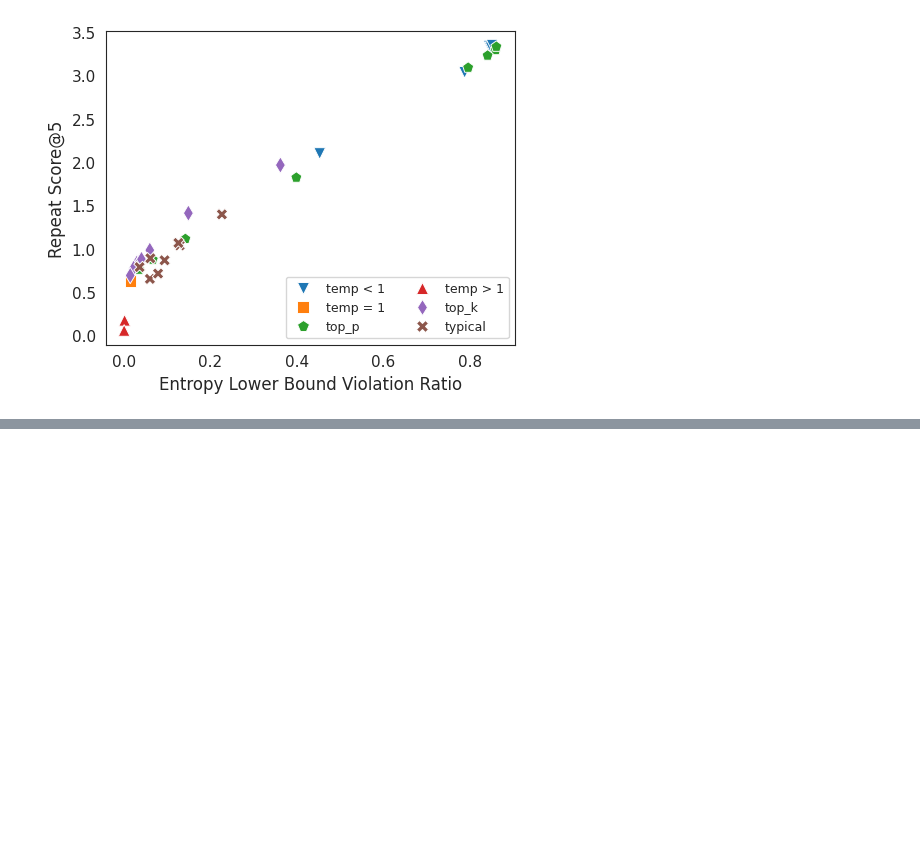
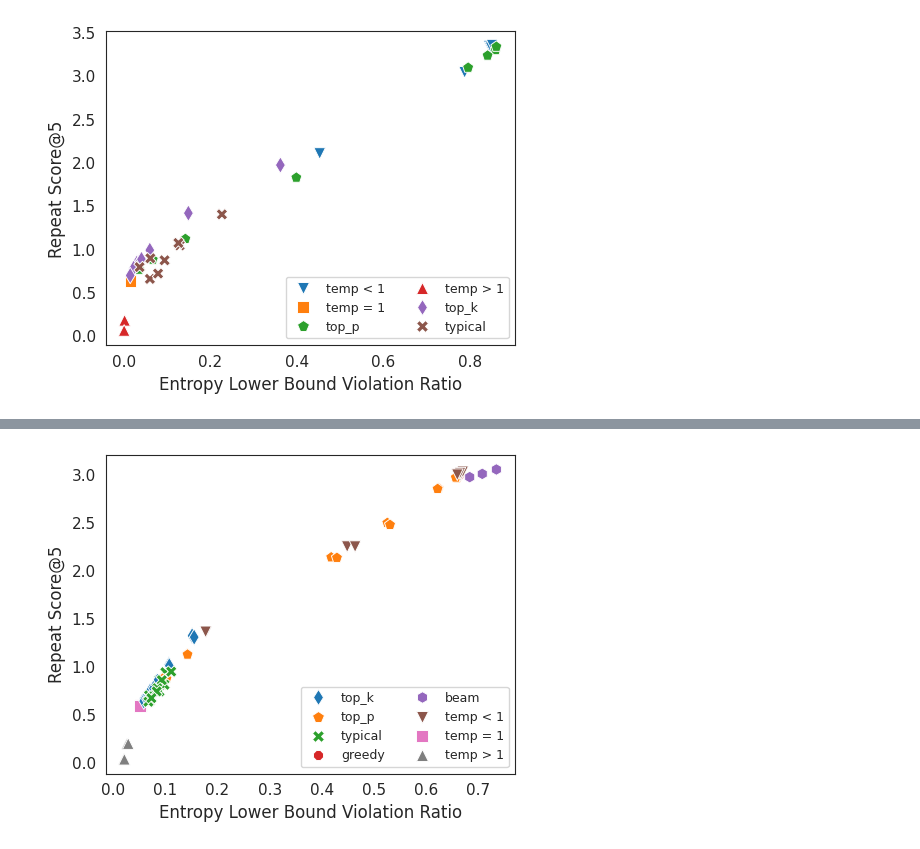
Before and after one commit to kushalarora/seh_colm_rebuttal, a Jupyter notebook: stable_entropy_analysis_colm_rebuttal.ipynb, the cells around one changed output, grey strips where cells are left out. Cells and saved outputs as stored; diff of their text form; code cells hidden in the pictures; blank space fills up the shorter version.

```diff
--- a/stable_entropy_analysis_colm_rebuttal.ipynb
+++ b/stable_entropy_analysis_colm_rebuttal.ipynb
@@ -280,0 +290,13 @@ sns.move_legend(ax, loc="lower right", ncol=2, title=None)
+# %%
+plt.rc('legend', fontsize=9)    # legend fontsize
+fig, ax = plt.subplots(figsize=(5,4), tight_layout=True)
+
+sns.set_style('white') # darkgrid, white grid, dark, white and ticks
+
+sns.scatterplot(data=correlation_data, x='lower_bound_violation_ratio', y='repeat_score@5', ax=ax, hue='Decoding Method', style='Decoding Method', markers=markers, s=70)
+# correlation_data.plot.scatter()
+ax.set_xlabel("Entropy Lower Bound Violation Ratio")
+ax.set_ylabel("Repeat Score@5")
+sns.move_legend(ax, loc="lower right", ncol=2, title=None)
+# %% [output]
+[figure, added]
```
Also changed, not shown: parts of 11 cells of this notebook.
